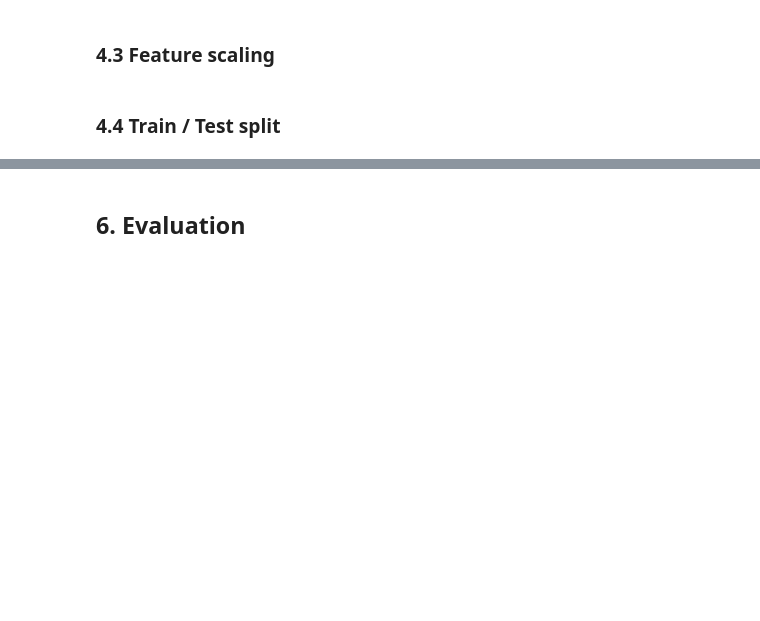
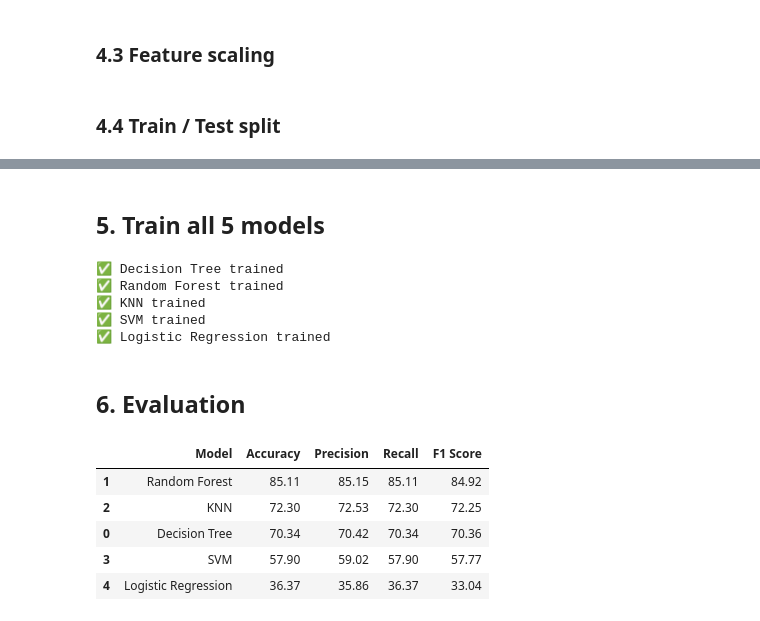
Before and after one commit to Houssemaskri/diet-ml-project, a Jupyter notebook: workout_efficacy.ipynb, the cells around one changed output, grey strips where cells are left out. Cells and saved outputs as stored; diff of their text form; code cells hidden in the pictures; blank space fills up the shorter version.

```diff
--- a/workout_efficacy.ipynb
+++ b/workout_efficacy.ipynb
@@ -19,11 +10,15 @@ import seaborn as sns
 
 from sklearn.model_selection import train_test_split
 from sklearn.preprocessing import StandardScaler, LabelEncoder
+from sklearn.metrics import accuracy_score, precision_score, recall_score, f1_score, confusion_matrix, classification_report
+
+from sklearn.tree import DecisionTreeClassifier
 from sklearn.ensemble import RandomForestClassifier
-from sklearn.metrics import accuracy_score, confusion_matrix, classification_report
+from sklearn.neighbors import KNeighborsClassifier
+from sklearn.svm import SVC
+from sklearn.linear_model import LogisticRegression
 
 sns.set_theme(style='whitegrid')
-pd.set_option('display.max_columns', 60)
 # %% [markdown]
 ## 2. Load Clean Dataset
 # %%
@@ -109,2 +113,24 @@ print('✅ Model trained.')
+# %% [markdown]
+## 5. Train all 5 models
+# %%
+models = {
+    'Decision Tree':     DecisionTreeClassifier(random_state=42),
+    'Random Forest':     RandomForestClassifier(n_estimators=100, random_state=42),
+    'KNN':               KNeighborsClassifier(n_neighbors=5),
+    'SVM':               SVC(kernel='rbf', random_state=42),
+    'Logistic Regression': LogisticRegression(max_iter=1000, random_state=42)
+}
+
+trained = {}
+for name, model in models.items():
+    model.fit(X_train, y_train)
+    trained[name] = model
+    print(f'✅ {name} trained')
+# %% [output]
+✅ Decision Tree trained
+✅ Random Forest trained
+✅ KNN trained
+✅ SVM trained
+✅ Logistic Regression trained
 # %% [markdown]
 ## 6. Evaluation
@@ -117,0 +137,22 @@ print(classification_report(y_test, y_pred))
+# %%
+results = []
+
+for name, model in trained.items():
+    y_pred = model.predict(X_test)
+    results.append({
+        'Model':     name,
+        'Accuracy':  round(accuracy_score(y_test, y_pred) * 100, 2),
+        'Precision': round(precision_score(y_test, y_pred, average='weighted') * 100, 2),
+        'Recall':    round(recall_score(y_test, y_pred, average='weighted') * 100, 2),
+        'F1 Score':  round(f1_score(y_test, y_pred, average='weighted') * 100, 2),
+    })
+
+results_df = pd.DataFrame(results).sort_values('F1 Score', ascending=False)
+results_df
+# %% [output]
+|  | Model | Accuracy | Precision | Recall | F1 Score |
+| 1 | Random Forest | 85.11 | 85.15 | 85.11 | 84.92 |
+| 2 | KNN | 72.30 | 72.53 | 72.30 | 72.25 |
+| 0 | Decision Tree | 70.34 | 70.42 | 70.34 | 70.36 |
+| 3 | SVM | 57.90 | 59.02 | 57.90 | 57.77 |
+| 4 | Logistic Regression | 36.37 | 35.86 | 36.37 | 33.04 |
```
Also changed, not shown: parts of 18 cells of this notebook.
